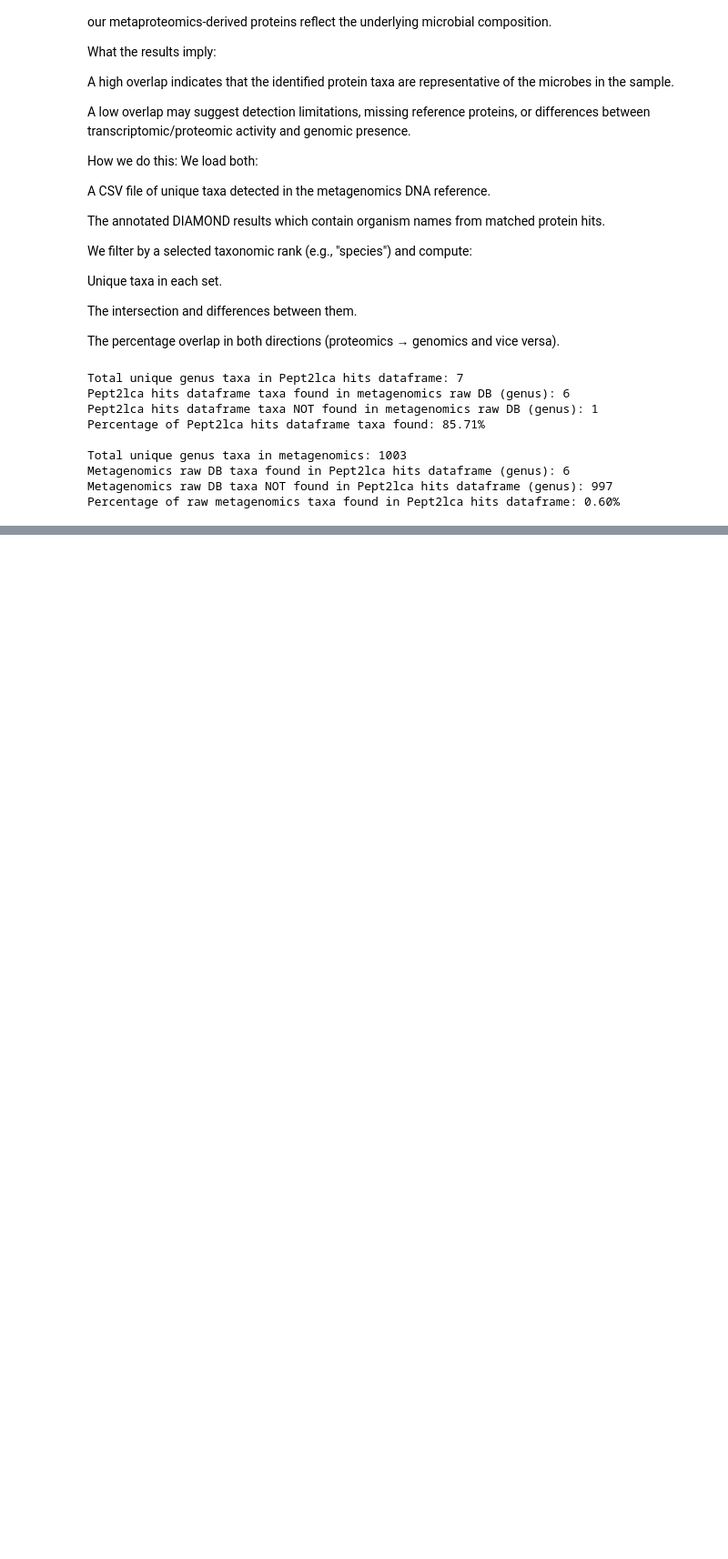
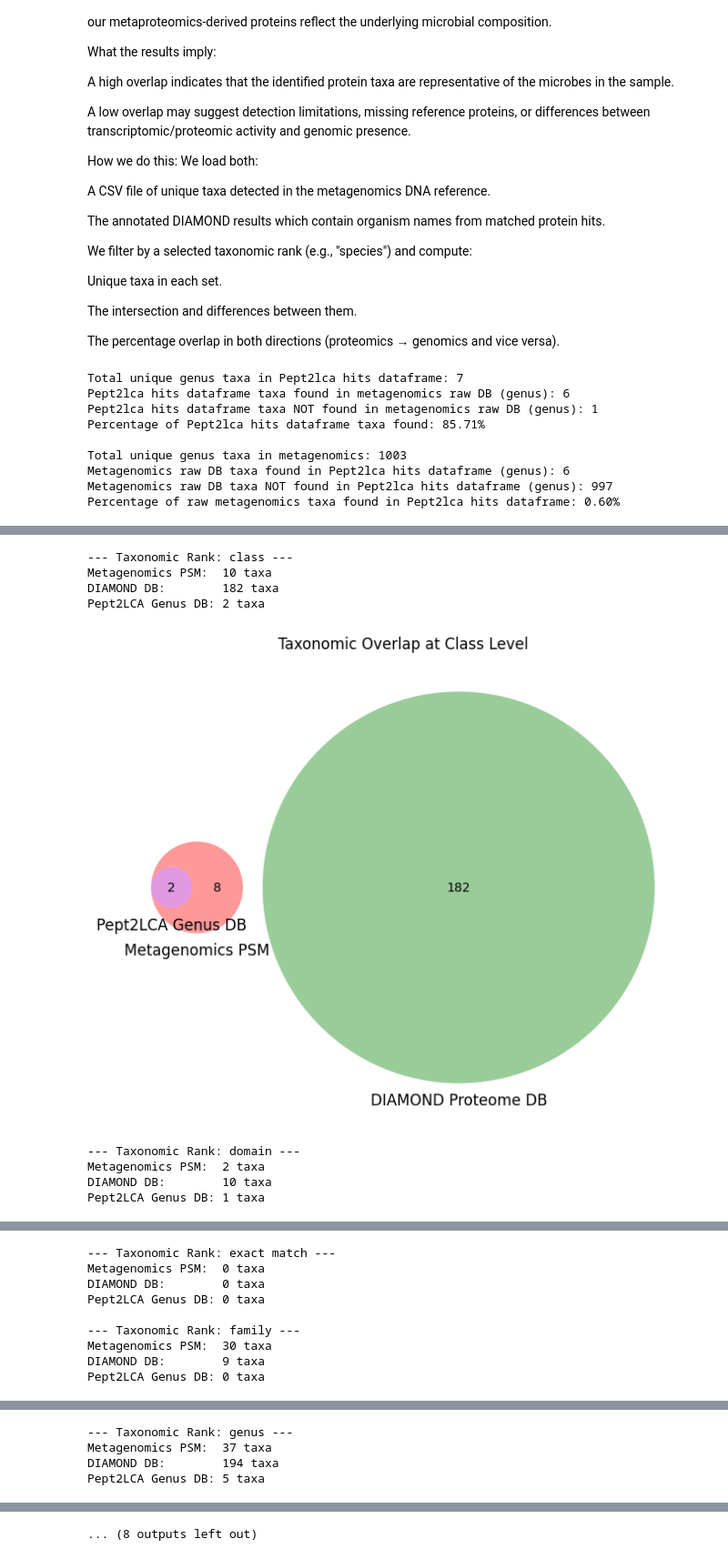
Before and after one commit to Asciilator/Peptide_identification_with_custom_database, a Jupyter notebook: Community_comparisons/taxa_overlap_with_metagen.ipynb, the cells around one changed output, grey strips where cells are left out. Shown: that part at 91% size. Drawn from its saved outputs; the diff is of its cells as text; code cells hidden in the pictures; blank space fills up the shorter version.

```diff
--- a/Community_comparisons/taxa_overlap_with_metagen.ipynb
+++ b/Community_comparisons/taxa_overlap_with_metagen.ipynb
@@ -168,0 +104,64 @@ Percentage of metagenomics psm taxa found in Pept2lca hits dataframe: 16.22%
+# %%
+import pandas as pd
+from matplotlib_venn import venn3
+import matplotlib.pyplot as plt
+
+# === File paths ===
+metagenomics_psm_taxa_csv = r"C:\Users\Yusuf\OneDrive\LST\Derde_jaar\Y3Q4\Metaproteomics_with_db\Community_comparisons\metagenomics_psm_taxa_annotated.csv"
+diamond_df_csv = r"C:\Users\Yusuf\OneDrive\LST\Derde_jaar\Y3Q4\Metaproteomics_with_db\Community_comparisons\diamond_from_proteomes_clust95_psm.csv"
+genus_df_csv = r"C:\Users\Yusuf\OneDrive\LST\Derde_jaar\Y3Q4\Metaproteomics_with_db\Community_comparisons\genus_composition_psm.csv"
+
+# === Load data ===
+df_meta = pd.read_csv(metagenomics_psm_taxa_csv)
+df_diamond = pd.read_csv(diamond_df_csv)
+df_genusdb = pd.read_csv(genus_df_csv)
+
+# === Standardize rank column names across files ===
+meta_rank_col = "taxon_rank"
+diamond_rank_col = "lca rank"
+genusdb_rank_col = "lca rank"
+
+meta_name_col = "taxon_name"
+diamond_name_col = "Taxon names"
+genusdb_name_col = "lca"
+
+# === Determine all taxonomic ranks to evaluate ===
+all_ranks = sorted(set(df_meta[meta_rank_col].dropna().unique())
+                   | set(df_diamond[diamond_rank_col].dropna().unique())
+                   | set(df_genusdb[genusdb_rank_col].dropna().unique()))
+
+# === Loop through all available ranks ===
+for rank in all_ranks:
+    print(f"\n--- Taxonomic Rank: {rank} ---")
+
+    # === Extract taxa for current rank ===
+    meta_set = set(df_meta.loc[df_meta[meta_rank_col] == rank, meta_name_col].dropna().unique())
+    diamond_set = set(df_diamond.loc[df_diamond[diamond_rank_col] == rank, diamond_name_col].dropna().unique())
+    genusdb_set = set(df_genusdb.loc[df_genusdb[genusdb_rank_col] == rank, genusdb_name_col].dropna().unique())
+
+    # === Report counts ===
+    print(f"Metagenomics PSM:  {len(meta_set)} taxa")
+    print(f"DIAMOND DB:        {len(diamond_set)} taxa")
+    print(f"Pept2LCA Genus DB: {len(genusdb_set)} taxa")
+
+    # === Skip if no data to plot ===
+    if not (meta_set or diamond_set or genusdb_set):
+        continue
+
+    # === Plot ===
+    plt.figure(figsize=(7, 7))
+    venn3([meta_set, diamond_set, genusdb_set],
+          set_labels=("Metagenomics PSM", "DIAMOND Proteome DB", "Pept2LCA Genus DB"))
+    plt.title(f"Taxonomic Overlap at {rank.capitalize()} Level")
+    plt.tight_layout()
+    plt.show()
+# %% [output]
+--- Taxonomic Rank: class ---
+Metagenomics PSM:  10 taxa
+DIAMOND DB:        182 taxa
+Pept2LCA Genus DB: 2 taxa
+[figure, added]
+--- Taxonomic Rank: domain ---
+Metagenomics PSM:  2 taxa
+DIAMOND DB:        10 taxa
+Pept2LCA Genus DB: 1 taxa
@@ -168,0 +169,9 @@ Percentage of metagenomics psm taxa found in Pept2lca hits dataframe: 16.22%
+--- Taxonomic Rank: exact match ---
+Metagenomics PSM:  0 taxa
+DIAMOND DB:        0 taxa
+Pept2LCA Genus DB: 0 taxa
+
+--- Taxonomic Rank: family ---
+Metagenomics PSM:  30 taxa
+DIAMOND DB:        9 taxa
+Pept2LCA Genus DB: 0 taxa
@@ -168,0 +179,4 @@ Percentage of metagenomics psm taxa found in Pept2lca hits dataframe: 16.22%
+--- Taxonomic Rank: genus ---
+Metagenomics PSM:  37 taxa
+DIAMOND DB:        194 taxa
+Pept2LCA Genus DB: 5 taxa
@@ -168,0 +194 @@ Percentage of metagenomics psm taxa found in Pept2lca hits dataframe: 16.22%
+... (8 outputs left out)
```
Also changed, not shown: parts of 6 cells of this notebook, 2 other files.
